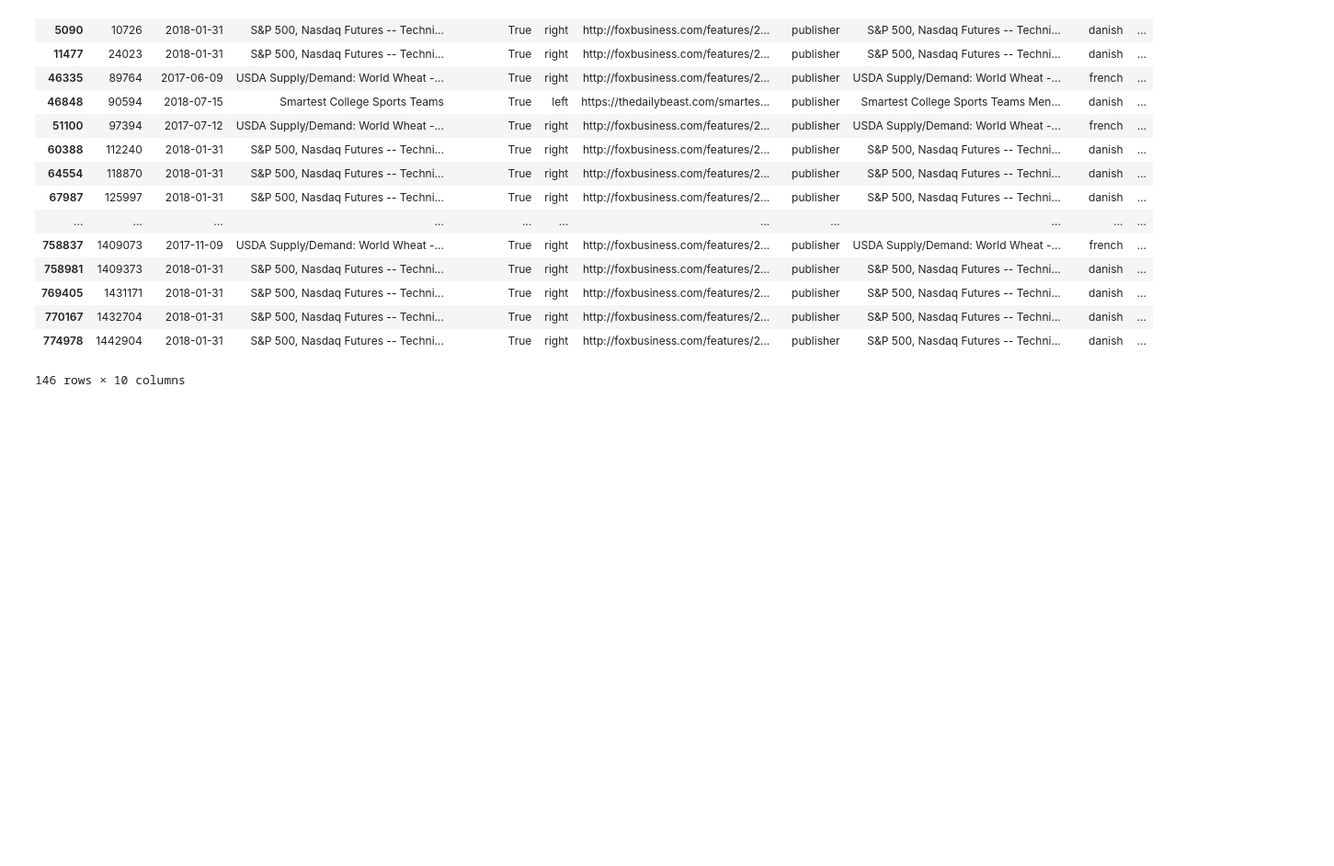
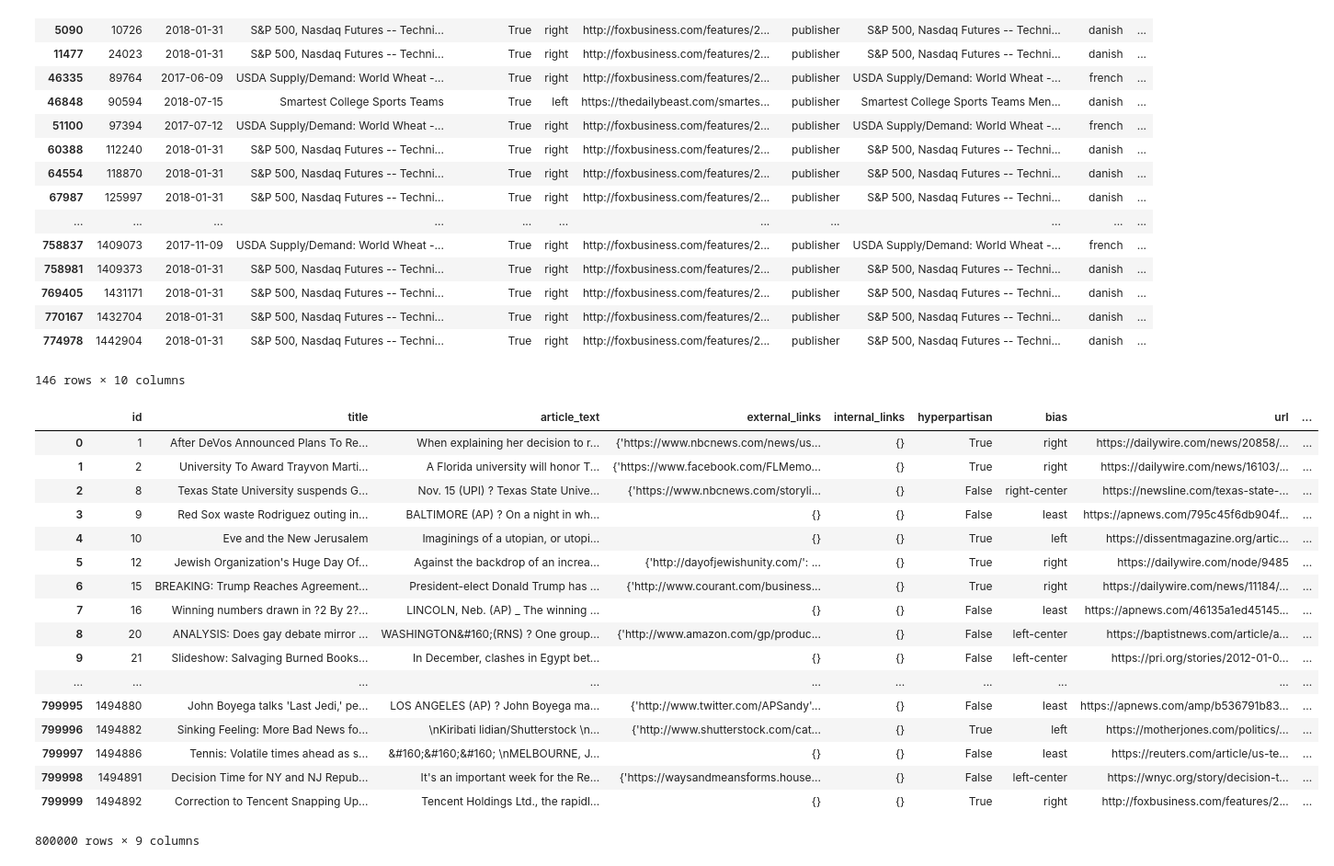
Before and after one commit to aftertouch/SemEval-2019-Task4, a Jupyter notebook: notebooks/09-26-find-nonenglish.ipynb, the cells around one changed output. Shown: that part at 92% size. Saved outputs shown, nothing was run; the diff lists cells and outputs as text; code cells hidden in the pictures; blank space fills up the shorter version.

```diff
--- a/notebooks/09-26-find-nonenglish.ipynb
+++ b/notebooks/09-26-find-nonenglish.ipynb
@@ -96,3 +83,24 @@ non_english.reset_index(inplace=True, drop=True)
 non_english.to_csv(DATA_PATH + 'processed/' + 'nonenglish_val.csv', index=False)
 # %%
 val.to_csv(DATA_PATH + 'interim/' + 'val.csv', index=False)
+# %%
+train.drop('published-at', axis=1)
+# %% [output]
+|  | id | title | article_text | external_links | internal_links | hyperpartisan | bias | url | ... |
+| 0 | 1 | After DeVos Announced Plans To Re... | When explaining her decision to r... | {'https://www.nbcnews.com/news/us... | {} | True | right | https://dailywire.com/news/20858/... | ... |
+| 1 | 2 | University To Award Trayvon Marti... | A Florida university will honor T... | {'https://www.facebook.com/FLMemo... | {} | True | right | https://dailywire.com/news/16103/... | ... |
+| 2 | 8 | Texas State University suspends G... | Nov. 15 (UPI) ? Texas State Unive... | {'https://www.nbcnews.com/storyli... | {} | False | right-center | https://newsline.com/texas-state-... | ... |
+| 3 | 9 | Red Sox waste Rodriguez outing in... | BALTIMORE (AP) ? On a night in wh... | {} | {} | False | least | https://apnews.com/795c45f6db904f... | ... |
+| 4 | 10 | Eve and the New Jerusalem | Imaginings of a utopian, or utopi... | {} | {} | True | left | https://dissentmagazine.org/artic... | ... |
+| 5 | 12 | Jewish Organization's Huge Day Of... | Against the backdrop of an increa... | {'http://dayofjewishunity.com/': ... | {} | True | right | https://dailywire.com/node/9485 | ... |
+| 6 | 15 | BREAKING: Trump Reaches Agreement... | President-elect Donald Trump has ... | {'http://www.courant.com/business... | {} | True | right | https://dailywire.com/news/11184/... | ... |
+| 7 | 16 | Winning numbers drawn in ?2 By 2?... | LINCOLN, Neb. (AP) _ The winning ... | {} | {} | False | least | https://apnews.com/46135a1ed45145... | ... |
+| 8 | 20 | ANALYSIS: Does gay debate mirror ... | WASHINGTON&#160;(RNS) ? One group... | {'http://www.amazon.com/gp/produc... | {} | False | left-center | https://baptistnews.com/article/a... | ... |
+| 9 | 21 | Slideshow: Salvaging Burned Books... | In December, clashes in Egypt bet... | {} | {} | False | left-center | https://pri.org/stories/2012-01-0... | ... |
+| ... | ... | ... | ... | ... | ... | ... | ... | ... | ... |
+| 799995 | 1494880 | John Boyega talks 'Last Jedi,' pe... | LOS ANGELES (AP) ? John Boyega ma... | {'http://www.twitter.com/APSandy'... | {} | False | least | https://apnews.com/amp/b536791b83... | ... |
+| 799996 | 1494882 | Sinking Feeling: More Bad News fo... | \nKiribati lidian/Shutterstock \n... | {'http://www.shutterstock.com/cat... | {} | True | left | https://motherjones.com/politics/... | ... |
+| 799997 | 1494886 | Tennis: Volatile times ahead as s... | &#160;&#160;&#160; \nMELBOURNE, J... | {} | {} | False | least | https://reuters.com/article/us-te... | ... |
+| 799998 | 1494891 | Decision Time for NY and NJ Repub... | It's an important week for the Re... | {'https://waysandmeansforms.house... | {} | False | left-center | https://wnyc.org/story/decision-t... | ... |
+| 799999 | 1494892 | Correction to Tencent Snapping Up... | Tencent Holdings Ltd., the rapidl... | {} | {} | True | right | http://foxbusiness.com/features/2... | ... |
+800000 rows × 9 columns
```
Also changed, not shown: parts of 4 cells of this notebook, 17 other files.
